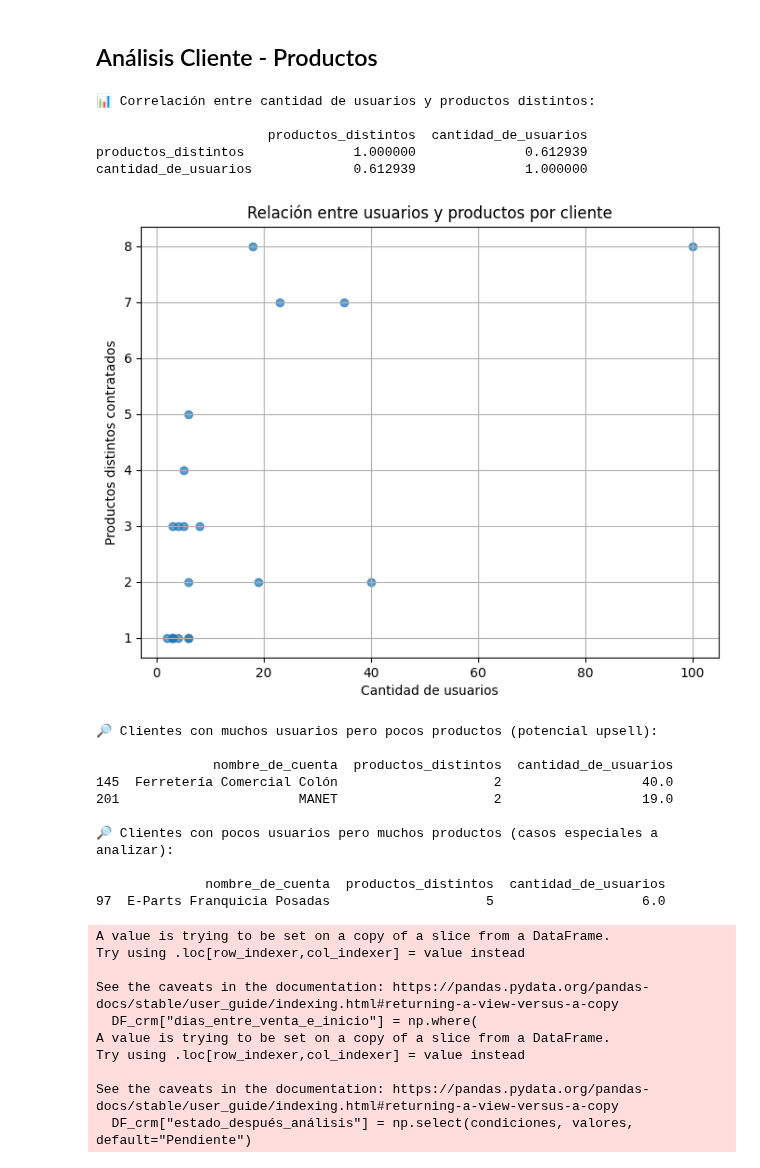
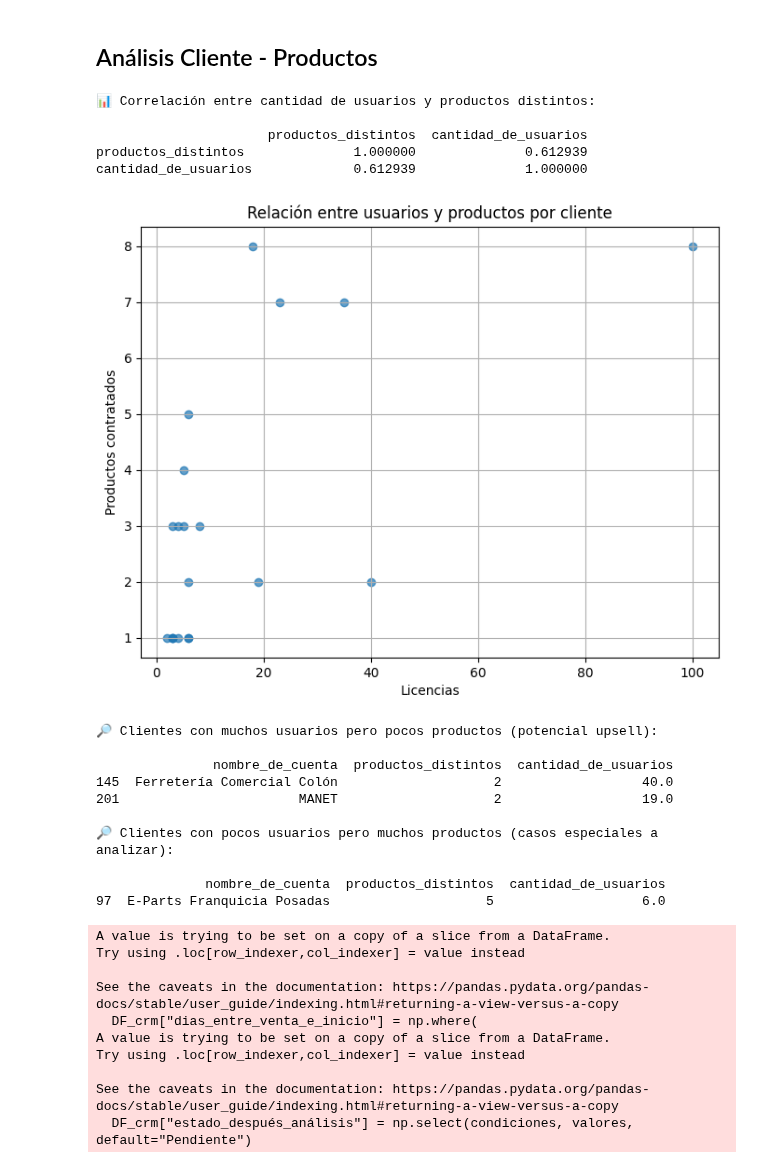
Before and after one commit to christiansaluzzo/Etsol_AnalisisClientes, a Jupyter notebook: análisis_clientes.ipynb, the cells around one changed output. Saved outputs shown, nothing was run; the diff lists cells and outputs as text; code cells hidden in the pictures.

```diff
--- a/análisis_clientes.ipynb
+++ b/análisis_clientes.ipynb
@@ -400,41 +399,41 @@ print(correlacion)
 # Paso 3: gráfico de dispersión
 plt.figure(figsize=(8,6))
 plt.scatter(patrones_clientes["cantidad_de_usuarios"], patrones_clientes["productos_distintos"], alpha=0.7)
-plt.xlabel("Cantidad de usuarios")
-plt.ylabel("Productos distintos contratados")
+plt.xlabel("Licencias")
+plt.ylabel("Productos contratados")
 plt.title("Relación entre usuarios y productos por cliente")
 plt.grid(True)
 plt.show()
 
 # Paso 4: detectar outliers
 # Definimos reglas simples: top 5 clientes que se alejan del promedio
 usuarios_prom = patrones_clientes["cantidad_de_usuarios"].mean()
 productos_prom = patrones_clientes["productos_distintos"].mean()
 
 # Clientes con muchos usuarios pero pocos productos
 outliers_muchos_usuarios = patrones_clientes[
     (patrones_clientes["cantidad_de_usuarios"] > usuarios_prom) &
     (patrones_clientes["productos_distintos"] <= productos_prom)
 ].sort_values("cantidad_de_usuarios", ascending=False).head(5)
 
 # Clientes con pocos usuarios pero muchos productos
 outliers_muchos_productos = patrones_clientes[
     (patrones_clientes["cantidad_de_usuarios"] <= usuarios_prom) &
     (patrones_clientes["productos_distintos"] > productos_prom)
 ].sort_values("productos_distintos", ascending=False).head(5)
 
 print("\n🔎 Clientes con muchos usuarios pero pocos productos (potencial upsell):\n")
 print(outliers_muchos_usuarios)
 
 print("\n🔎 Clientes con pocos usuarios pero muchos productos (casos especiales a analizar):\n")
 print(outliers_muchos_productos)
 # %% [output]
 📊 Correlación entre cantidad de usuarios y productos distintos:
 
                       productos_distintos  cantidad_de_usuarios
 productos_distintos              1.000000              0.612939
 cantidad_de_usuarios             0.612939              1.000000
-[figure, old version]
+[figure, new version]
 🔎 Clientes con muchos usuarios pero pocos productos (potencial upsell):
 
                nombre_de_cuenta  productos_distintos  cantidad_de_usuarios
```
Also changed, not shown: parts of 2 cells of this notebook.
